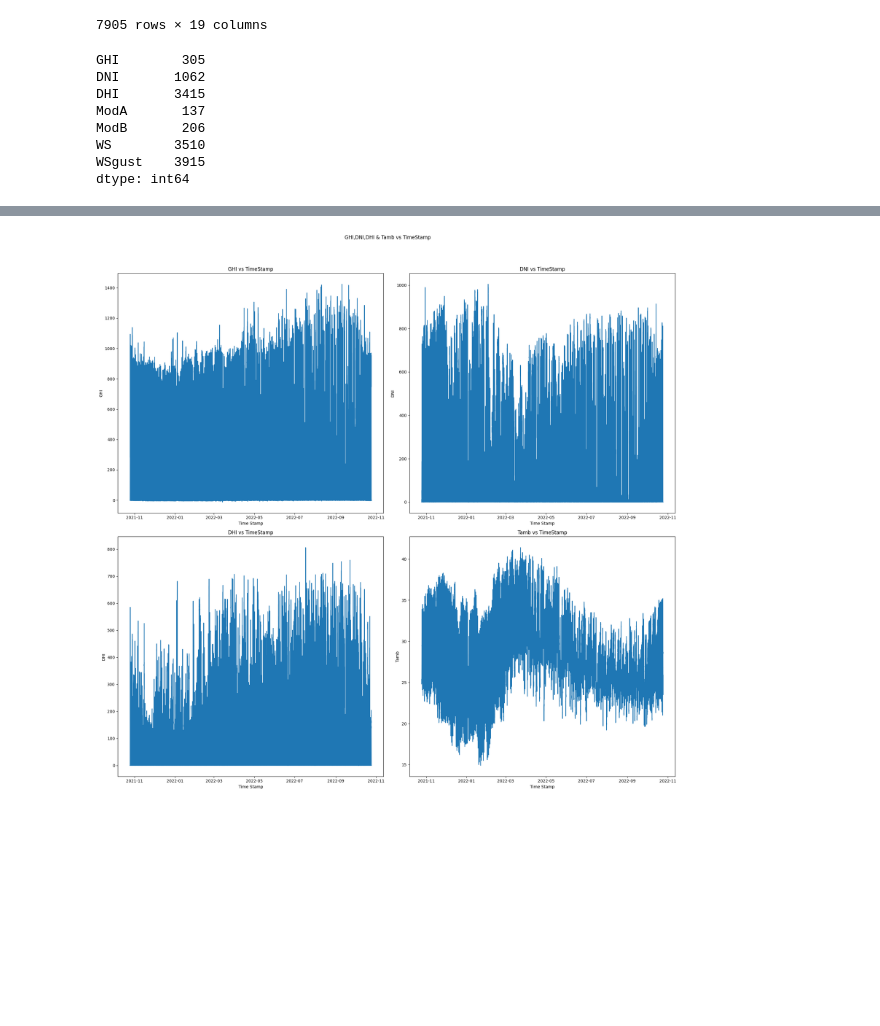
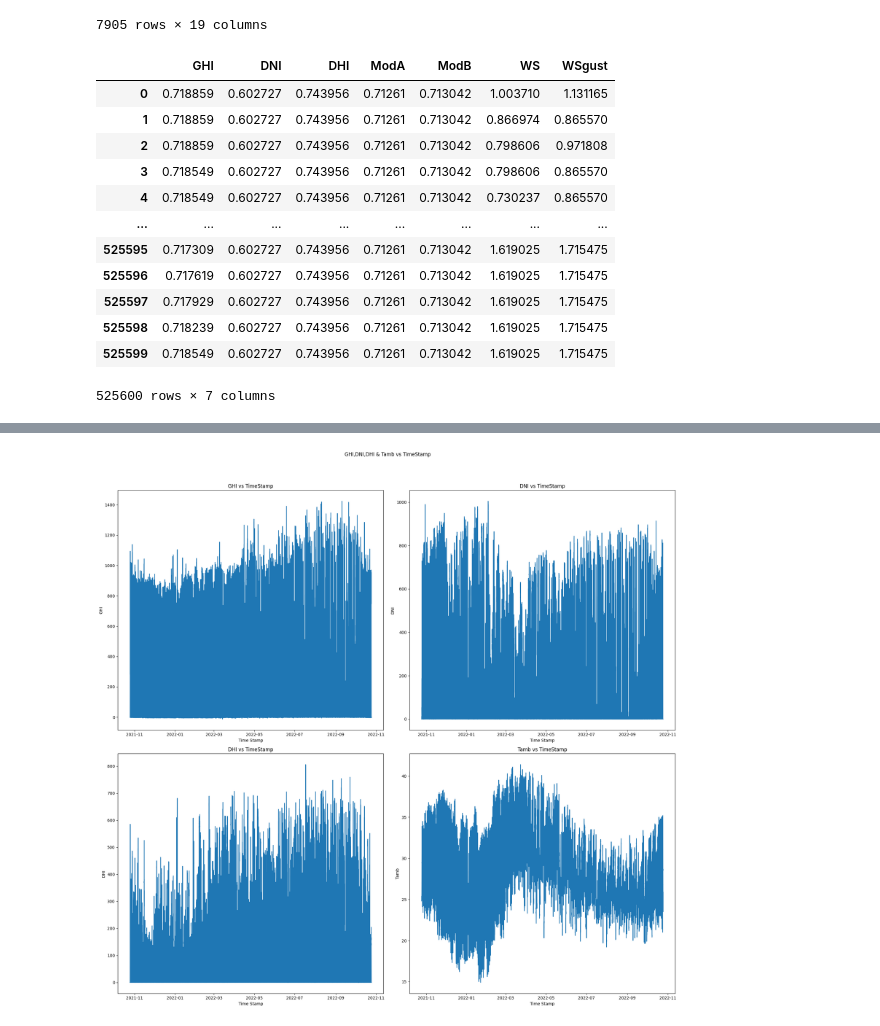
Before and after one commit to GrimVad3r/solar-challenge-week1, a Jupyter notebook: notebooks/togo_eda.ipynb, the cells around one changed output, grey strips where cells are left out. Cells and saved outputs as stored; diff of their text form; code cells hidden in the pictures; blank space fills up the shorter version.

```diff
--- a/notebooks/togo_eda.ipynb
+++ b/notebooks/togo_eda.ipynb
@@ -167,16 +155,21 @@ DHI_Outliers
 | 522056 | 2022-10-22 12:57 | 985.0 | 452.6 | 551.3 | 1030.0 | 987.0 | 34.2 | 35.6 | 2.5 | 3.1 | 0.4 | ... |
 7905 rows × 19 columns
 # %%
-##df_zscore_scipy = df['GHI', 'DNI', 'DHI', 'ModA', 'ModB', 'WS', 'WSgust'].select_dtypes(include=np.number).apply(zscore)
-df_zscore_scipy = df[['GHI', 'DNI', 'DHI', 'ModA', 'ModB', 'WS', 'WSgust']].apply(zscore)
-df_zscore_scipy = df_zscore_scipy>3
-df_zscore_scipy.sum()
+# Compute Z-Scores across numerical columns to check for Outliers
+cols_to_chk = ['GHI', 'DNI', 'DHI', 'ModA', 'ModB', 'WS', 'WSgust']
+zscore_scipy = np.abs(df[cols_to_chk].apply(zscore))
+zscore_scipy
 # %% [output]
+|  | GHI | DNI | DHI | ModA | ModB | WS | WSgust |
+| 0 | 0.718859 | 0.602727 | 0.743956 | 0.71261 | 0.713042 | 1.003710 | 1.131165 |
+| 1 | 0.718859 | 0.602727 | 0.743956 | 0.71261 | 0.713042 | 0.866974 | 0.865570 |
+| 2 | 0.718859 | 0.602727 | 0.743956 | 0.71261 | 0.713042 | 0.798606 | 0.971808 |
+| 3 | 0.718549 | 0.602727 | 0.743956 | 0.71261 | 0.713042 | 0.798606 | 0.865570 |
+| 4 | 0.718549 | 0.602727 | 0.743956 | 0.71261 | 0.713042 | 0.730237 | 0.865570 |
+| ... | ... | ... | ... | ... | ... | ... | ... |
+| 525595 | 0.717309 | 0.602727 | 0.743956 | 0.71261 | 0.713042 | 1.619025 | 1.715475 |
+| 525596 | 0.717619 | 0.602727 | 0.743956 | 0.71261 | 0.713042 | 1.619025 | 1.715475 |
+| 525597 | 0.717929 | 0.602727 | 0.743956 | 0.71261 | 0.713042 | 1.619025 | 1.715475 |
+| 525598 | 0.718239 | 0.602727 | 0.743956 | 0.71261 | 0.713042 | 1.619025 | 1.715475 |
+| 525599 | 0.718549 | 0.602727 | 0.743956 | 0.71261 | 0.713042 | 1.619025 | 1.715475 |
-GHI        305
-DNI       1062
-DHI       3415
-ModA       137
-ModB       206
-WS        3510
-WSgust    3915
-dtype: int64
+525600 rows × 7 columns
```
Also changed, not shown: parts of 17 cells of this notebook.
